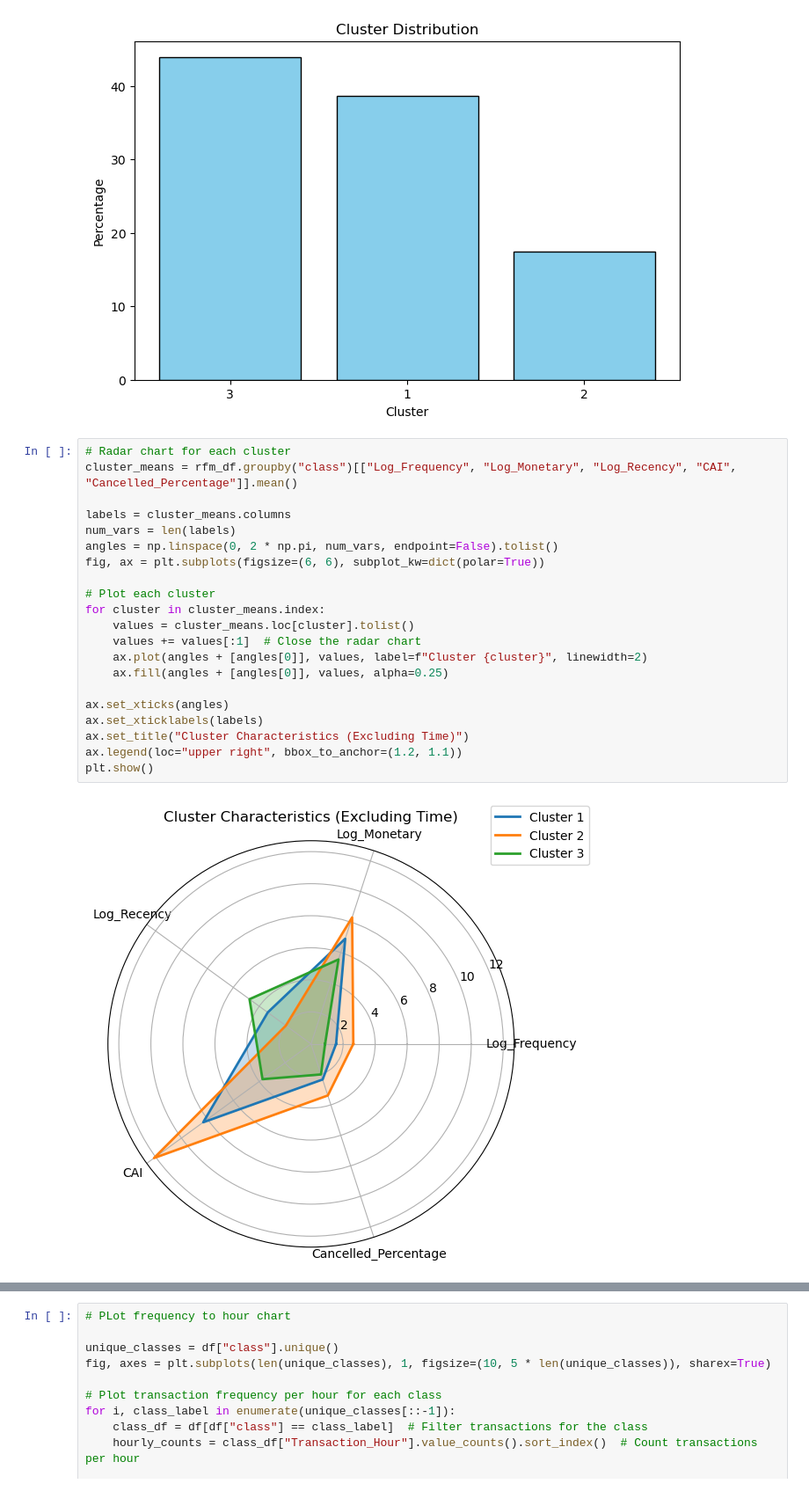
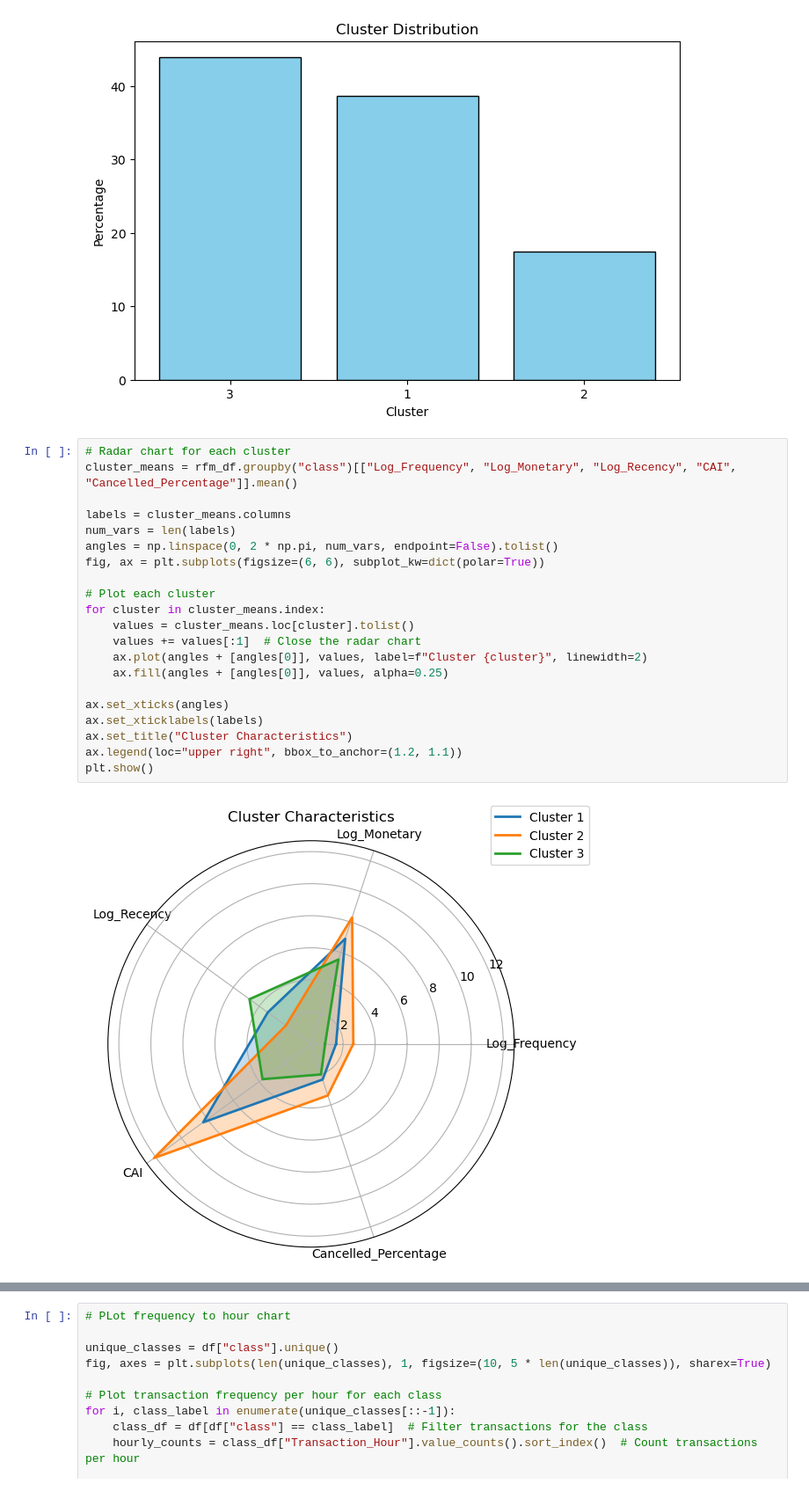
Before and after one commit to cjw612/Customer_Clustering_Business_Report, a Jupyter notebook: Segmentation.ipynb, the cells around one changed output, grey strips where cells are left out. Shown at 88% size. Drawn from its saved outputs; the diff is of its cells as text.

```diff
--- a/Segmentation.ipynb
+++ b/Segmentation.ipynb
@@ -314,23 +314,23 @@ plt.show()
 # %%
 # Radar chart for each cluster
 cluster_means = rfm_df.groupby("class")[["Log_Frequency", "Log_Monetary", "Log_Recency", "CAI", "Cancelled_Percentage"]].mean()
 
 labels = cluster_means.columns
 num_vars = len(labels)
 angles = np.linspace(0, 2 * np.pi, num_vars, endpoint=False).tolist()
 fig, ax = plt.subplots(figsize=(6, 6), subplot_kw=dict(polar=True))
 
 # Plot each cluster
 for cluster in cluster_means.index:
     values = cluster_means.loc[cluster].tolist()
     values += values[:1]  # Close the radar chart
     ax.plot(angles + [angles[0]], values, label=f"Cluster {cluster}", linewidth=2)
     ax.fill(angles + [angles[0]], values, alpha=0.25)
 
 ax.set_xticks(angles)
 ax.set_xticklabels(labels)
-ax.set_title("Cluster Characteristics (Excluding Time)")
+ax.set_title("Cluster Characteristics")
 ax.legend(loc="upper right", bbox_to_anchor=(1.2, 1.1))
 plt.show()
 # %% [output]
-[figure, old version]
+[figure, new version]
```
Also changed, not shown: parts of 3 cells of this notebook, 2 other files.
